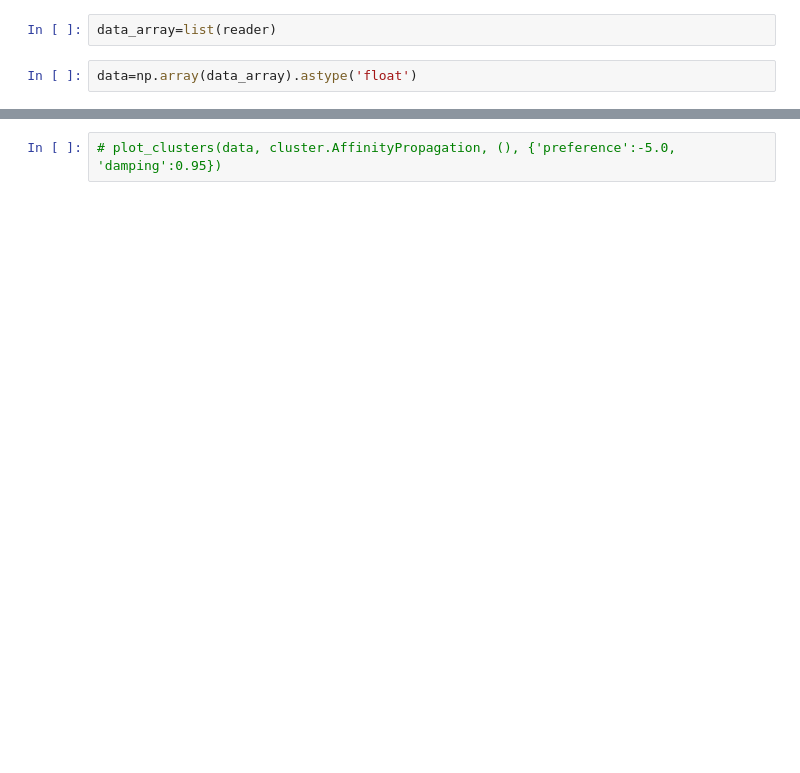
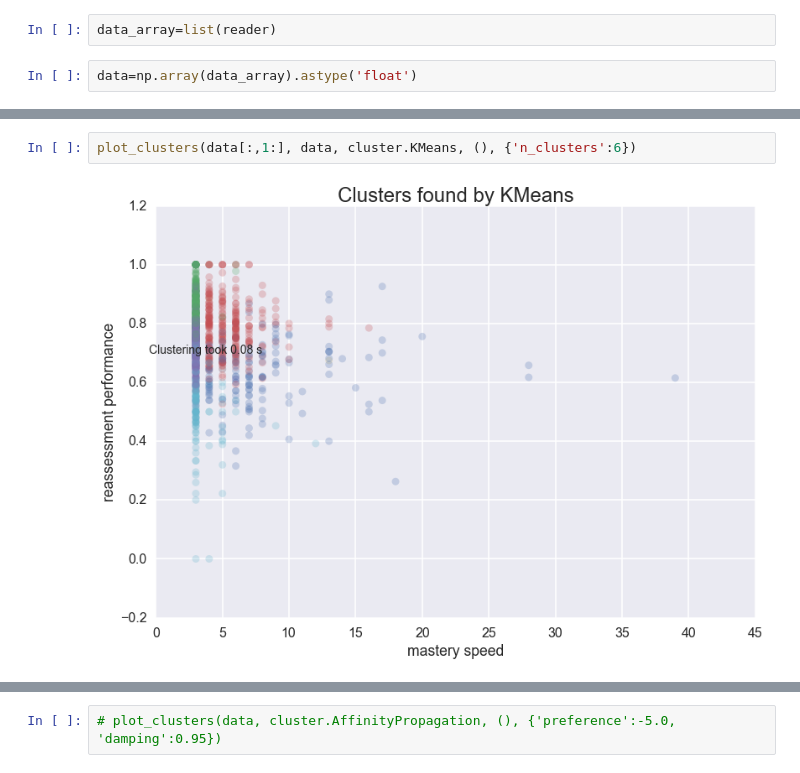
Before and after one commit to beardeer/playground, a Jupyter notebook: clustering.ipynb, the cells around one changed output, grey strips where cells are left out. Saved outputs shown, nothing was run; the diff lists cells and outputs as text; blank space fills up the shorter version.

```diff
--- a/clustering.ipynb
+++ b/clustering.ipynb
@@ -40,2 +42,6 @@ def plot_clusters(data, all_data, algorithm, args, kwds):
     plt.text(-0.5, 0.7, 'Clustering took {:.2f} s'.format(end_time - start_time), fontsize=14)
+# %%
+plot_clusters(data[:,1:], data, cluster.KMeans, (), {'n_clusters':6})
+# %% [output]
+[figure, added]
 # %%
```
Also changed, not shown: parts of 9 cells of this notebook.
